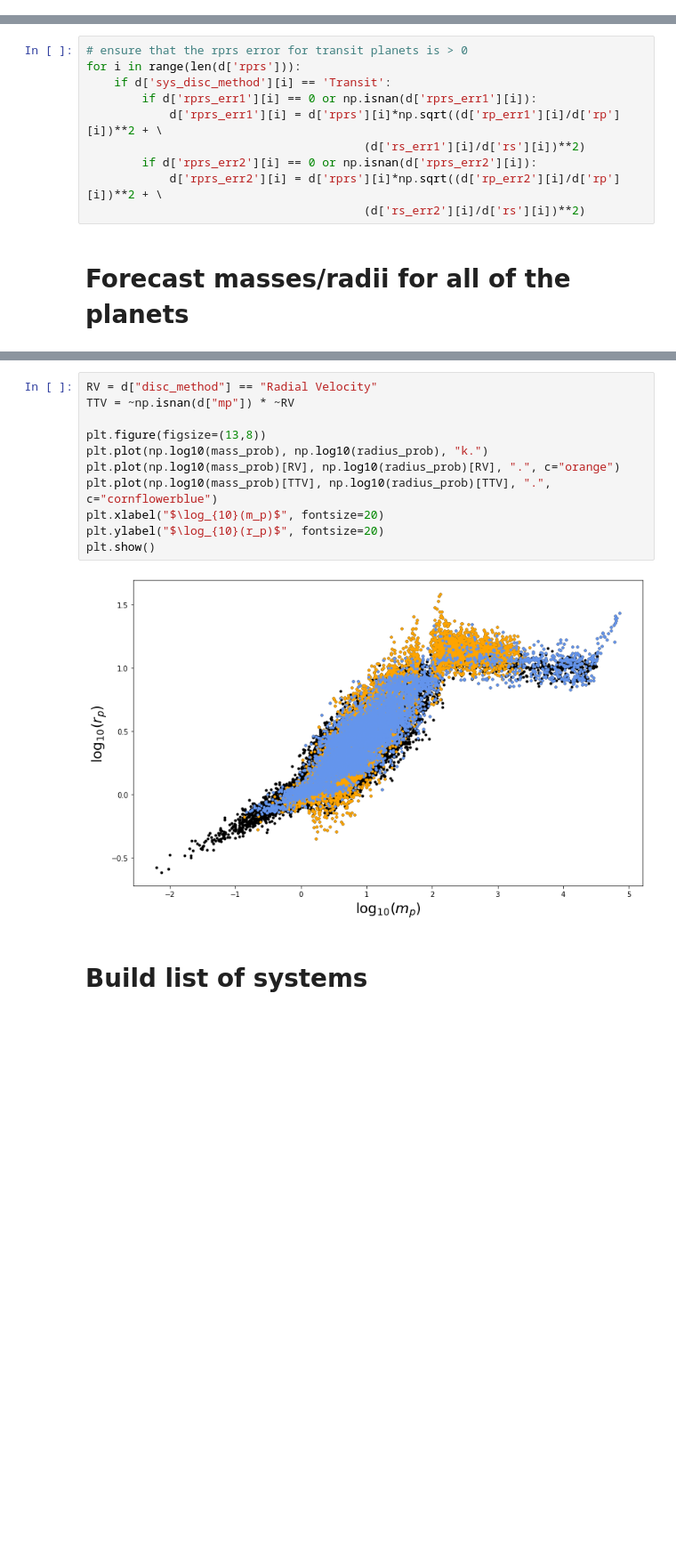
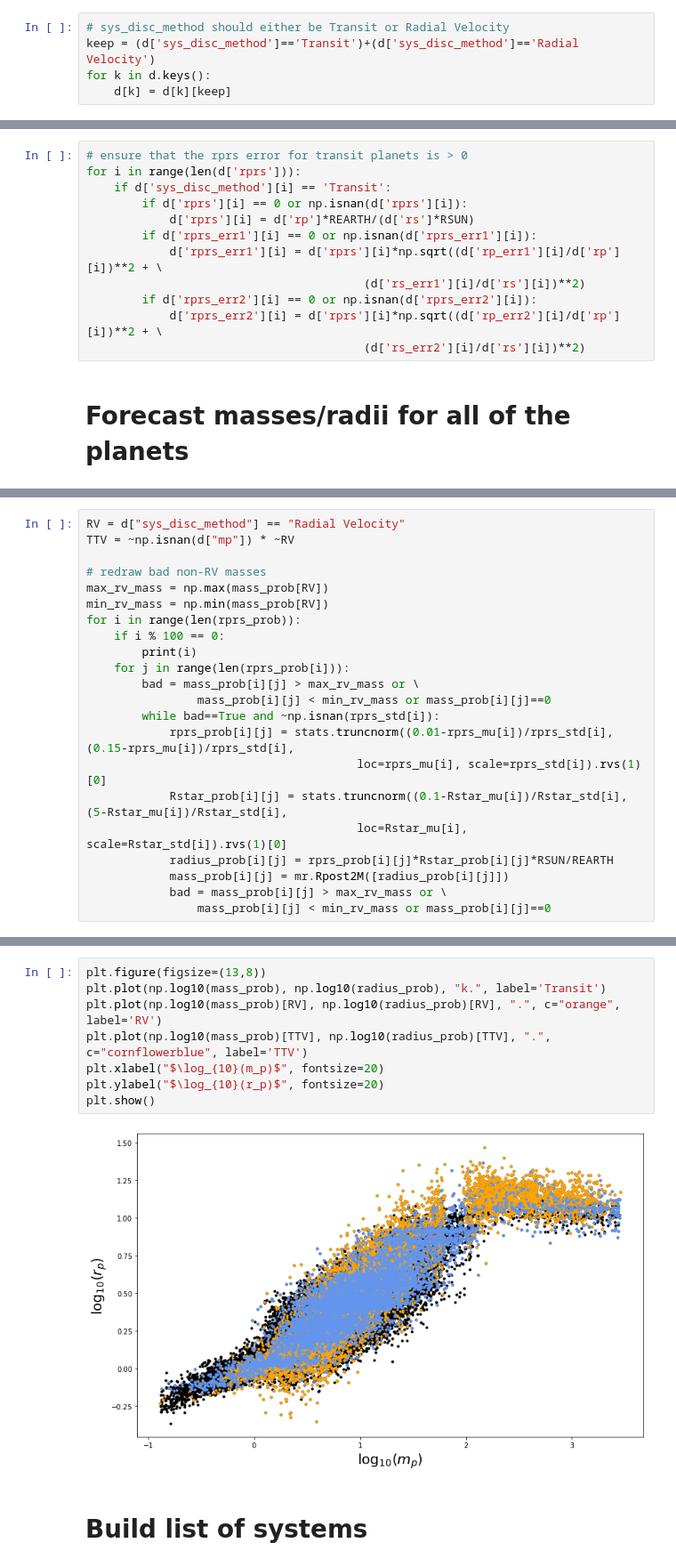
Before and after one commit to djhoover717/Oviraptor, a Jupyter notebook: oviraptor_v4.ipynb, the cells around one changed output, grey strips where cells are left out. Shown at 89% size. Saved outputs shown, nothing was run; the diff lists cells and outputs as text; blank space fills up the shorter version.

```diff
--- a/oviraptor_v4.ipynb
+++ b/oviraptor_v4.ipynb
@@ -132,6 +132,11 @@ for k in d.keys():
                 arr[i] = float(entry)
 
         d[k] = np.copy(arr)
+# %%
+# sys_disc_method should either be Transit or Radial Velocity
+keep = (d['sys_disc_method']=='Transit')+(d['sys_disc_method']=='Radial Velocity')
+for k in d.keys():
+    d[k] = d[k][keep]
 # %%
 # count up the planets in each system
 d["npl"] = np.zeros(len(d["starname"]), dtype="int")
@@ -478,6 +481,8 @@ After removing systems with N < 3, 575 objects in 162 systems remain
 # ensure that the rprs error for transit planets is > 0
 for i in range(len(d['rprs'])):
     if d['sys_disc_method'][i] == 'Transit':
+        if d['rprs'][i] == 0 or np.isnan(d['rprs'][i]):
+            d['rprs'][i] = d['rp']*REARTH/(d['rs']*RSUN)
         if d['rprs_err1'][i] == 0 or np.isnan(d['rprs_err1'][i]):
             d['rprs_err1'][i] = d['rprs'][i]*np.sqrt((d['rp_err1'][i]/d['rp'][i])**2 + \
                                         (d['rs_err1'][i]/d['rs'][i])**2)
@@ -541,3 +546,25 @@ for i in range(NPL):
 300
 400
 500
+# %%
+RV = d["sys_disc_method"] == "Radial Velocity"
+TTV = ~np.isnan(d["mp"]) * ~RV
+
+# redraw bad non-RV masses
+max_rv_mass = np.max(mass_prob[RV])
+min_rv_mass = np.min(mass_prob[RV])
+for i in range(len(rprs_prob)):
+    if i % 100 == 0:
+        print(i)
+    for j in range(len(rprs_prob[i])):
+        bad = mass_prob[i][j] > max_rv_mass or \
+                mass_prob[i][j] < min_rv_mass or mass_prob[i][j]==0
+        while bad==True and ~np.isnan(rprs_std[i]):
+            rprs_prob[i][j] = stats.truncnorm((0.01-rprs_mu[i])/rprs_std[i], (0.15-rprs_mu[i])/rprs_std[i],
+                                       loc=rprs_mu[i], scale=rprs_std[i]).rvs(1)[0]
+            Rstar_prob[i][j] = stats.truncnorm((0.1-Rstar_mu[i])/Rstar_std[i], (5-Rstar_mu[i])/Rstar_std[i],
+                                       loc=Rstar_mu[i], scale=Rstar_std[i]).rvs(1)[0]
+            radius_prob[i][j] = rprs_prob[i][j]*Rstar_prob[i][j]*RSUN/REARTH
+            mass_prob[i][j] = mr.Rpost2M([radius_prob[i][j]])
+            bad = mass_prob[i][j] > max_rv_mass or \
+                mass_prob[i][j] < min_rv_mass or mass_prob[i][j]==0
@@ -544,16 +578,13 @@ for i in range(NPL):
 # %%
-RV = d["disc_method"] == "Radial Velocity"
-TTV = ~np.isnan(d["mp"]) * ~RV
-
 plt.figure(figsize=(13,8))
-plt.plot(np.log10(mass_prob), np.log10(radius_prob), "k.")
-plt.plot(np.log10(mass_prob)[RV], np.log10(radius_prob)[RV], ".", c="orange")
-plt.plot(np.log10(mass_prob)[TTV], np.log10(radius_prob)[TTV], ".", c="cornflowerblue")
+plt.plot(np.log10(mass_prob), np.log10(radius_prob), "k.", label='Transit')
+plt.plot(np.log10(mass_prob)[RV], np.log10(radius_prob)[RV], ".", c="orange", label='RV')
+plt.plot(np.log10(mass_prob)[TTV], np.log10(radius_prob)[TTV], ".", c="cornflowerblue", label='TTV')
 plt.xlabel("$\log_{10}(m_p)$", fontsize=20)
 plt.ylabel("$\log_{10}(r_p)$", fontsize=20)
 plt.show()
 # %% [output]
-[figure, old version]
+[figure, new version]
 # %% [markdown]
 # Build list of systems
 # %%
```
Also changed, not shown: parts of 17 cells of this notebook, 1 other file.
